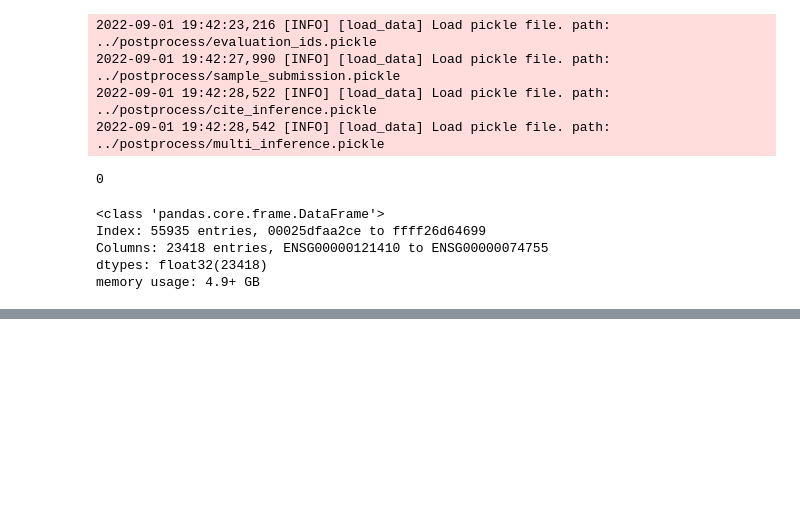
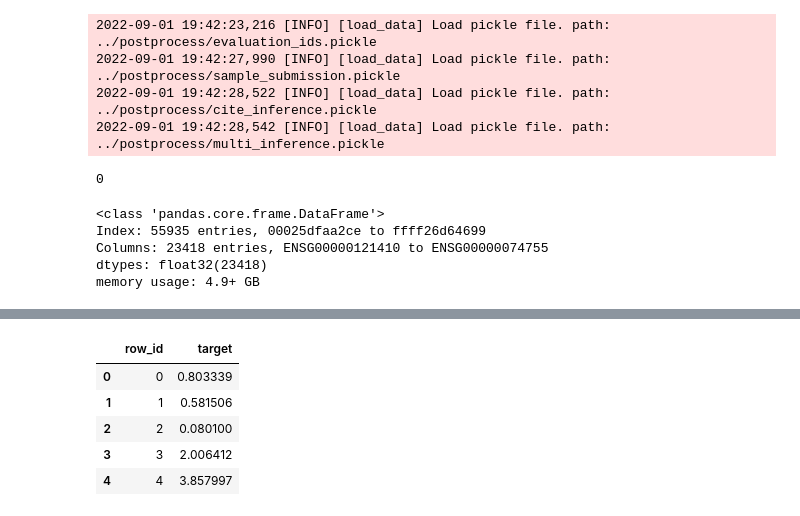
Before and after one commit to IMOKURI/kaggle-multimodal-single-cell-integration, a Jupyter notebook: notebook/EDA.ipynb, the cells around one changed output, grey strips where cells are left out. Cells and saved outputs as stored; diff of their text form; code cells hidden in the pictures; blank space fills up the shorter version.

```diff
--- a/notebook/EDA.ipynb
+++ b/notebook/EDA.ipynb
@@ -952,0 +957,4 @@ memory usage: 4.9+ GB
+# %%
+# kaggle kernels output fabiencrom/msci-multiome-quickstart-w-sparse-matrices -p msci-multiome-quickstart-w-sparse-matrices
+
+their = pd.read_csv("../output/msci-multiome-quickstart-w-sparse-matrices/submission.csv")
@@ -952,0 +1010,9 @@ memory usage: 4.9+ GB
+# %%
+their.head()
+# %% [output]
+|  | row_id | target |
+| 0 | 0 | 0.803339 |
+| 1 | 1 | 0.581506 |
+| 2 | 2 | 0.080100 |
+| 3 | 3 | 2.006412 |
+| 4 | 4 | 3.857997 |
```
Also changed, not shown: parts of 11 cells of this notebook.
